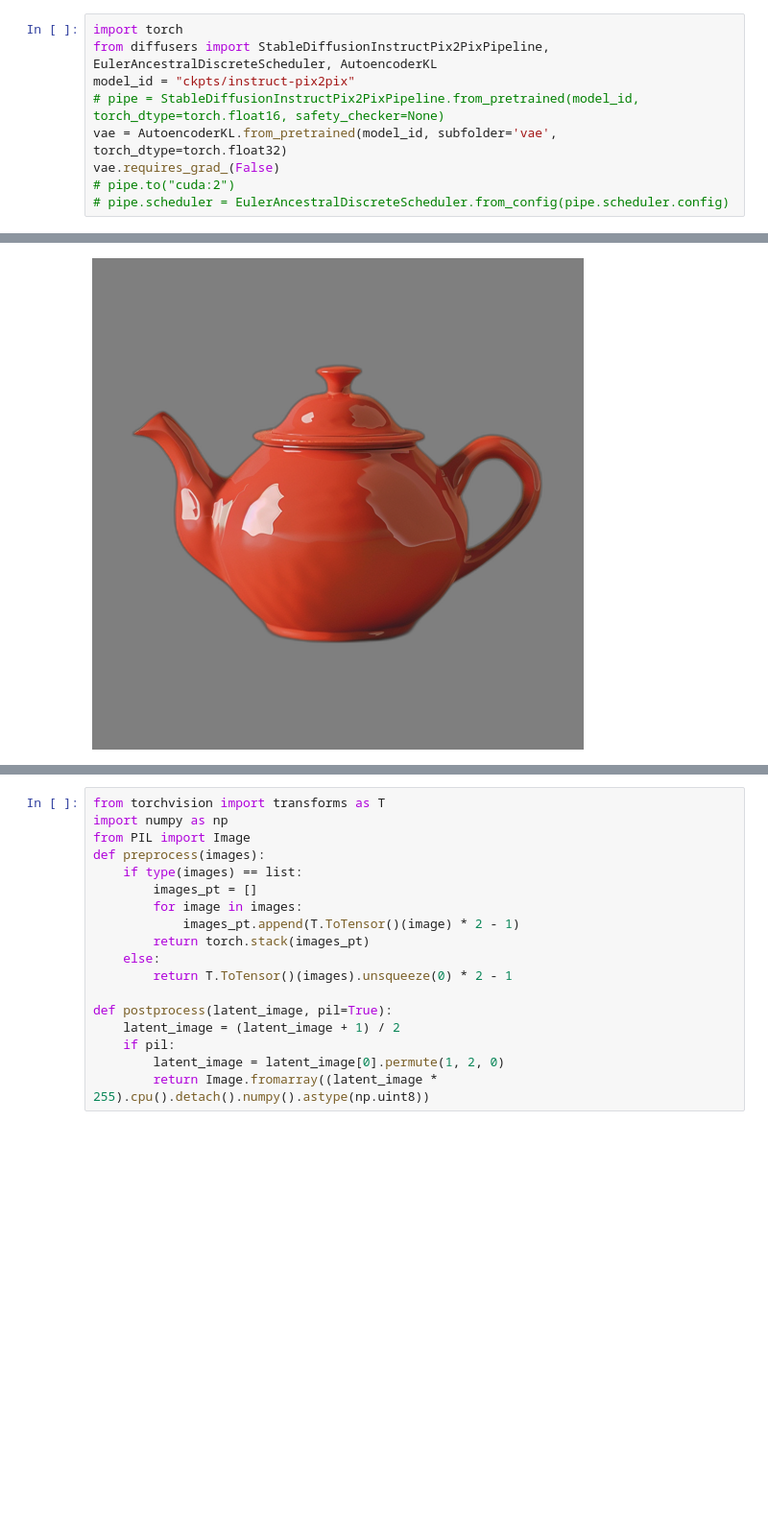
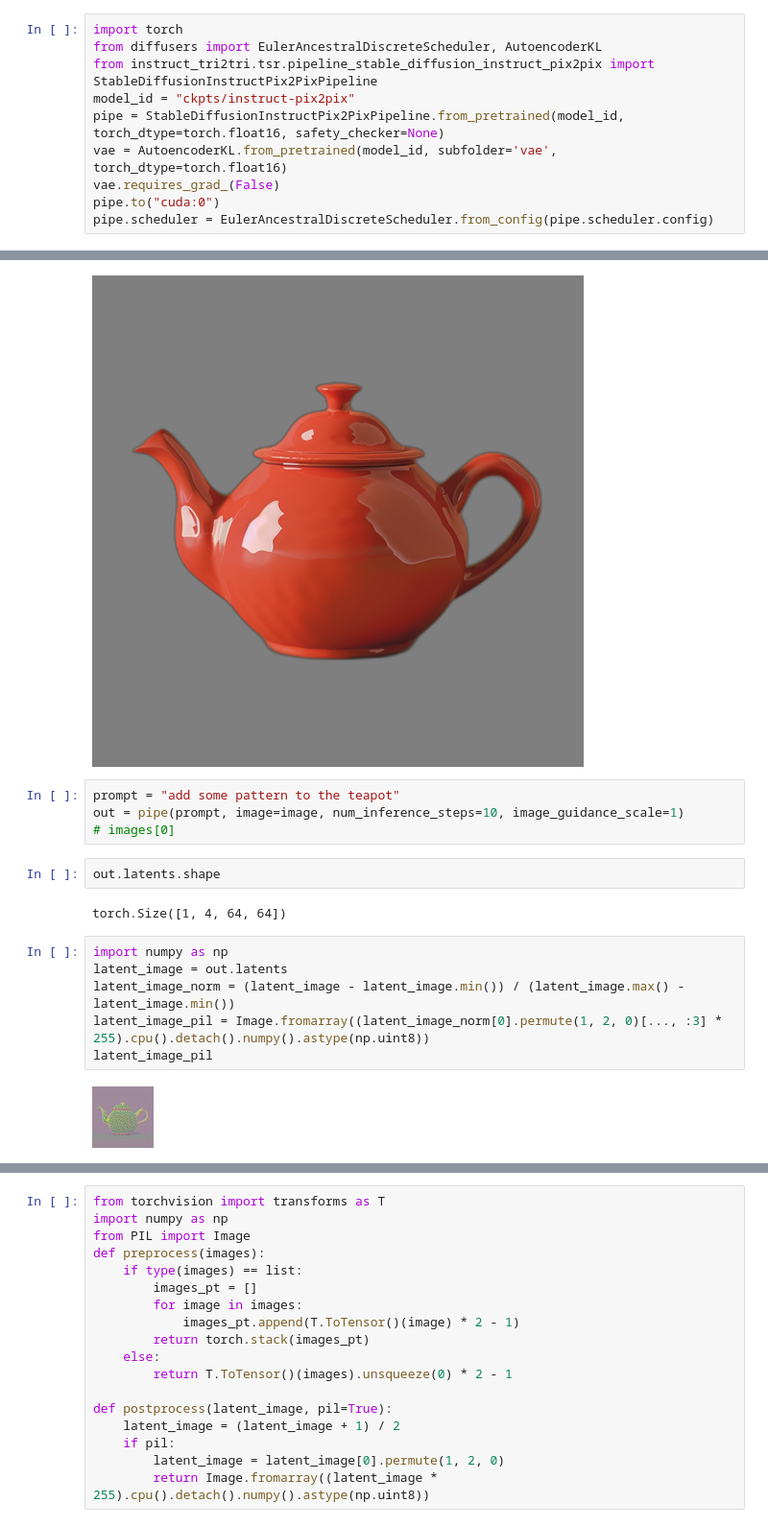
Before and after one commit to Youlixiya/instruct_tri2tri, a Jupyter notebook: test.ipynb, the cells around one changed output, grey strips where cells are left out. Shown at 96% size. Saved outputs shown, nothing was run; the diff lists cells and outputs as text; blank space fills up the shorter version.

Commit message:
instruct_tri2tri

```diff
--- a/test.ipynb
+++ b/test.ipynb
@@ -225,10 +225,11 @@ Image.open('data/objaverse/instruct_images/25f25e35aada40e49194657fd51c1199.jpg'
 [figure]
 # %%
 import torch
-from diffusers import StableDiffusionInstructPix2PixPipeline, EulerAncestralDiscreteScheduler, AutoencoderKL
+from diffusers import EulerAncestralDiscreteScheduler, AutoencoderKL
+from instruct_tri2tri.tsr.pipeline_stable_diffusion_instruct_pix2pix import StableDiffusionInstructPix2PixPipeline
 model_id = "ckpts/instruct-pix2pix"
-# pipe = StableDiffusionInstructPix2PixPipeline.from_pretrained(model_id, torch_dtype=torch.float16, safety_checker=None)
-vae = AutoencoderKL.from_pretrained(model_id, subfolder='vae', torch_dtype=torch.float32)
+pipe = StableDiffusionInstructPix2PixPipeline.from_pretrained(model_id, torch_dtype=torch.float16, safety_checker=None)
+vae = AutoencoderKL.from_pretrained(model_id, subfolder='vae', torch_dtype=torch.float16)
 vae.requires_grad_(False)
-# pipe.to("cuda:2")
-# pipe.scheduler = EulerAncestralDiscreteScheduler.from_config(pipe.scheduler.config)
+pipe.to("cuda:0")
+pipe.scheduler = EulerAncestralDiscreteScheduler.from_config(pipe.scheduler.config)
@@ -256,3 +239,19 @@ image = Image.open('examples/teapot.png').resize((512, 512))
 image
 # %% [output]
 [figure]
+# %%
+prompt = "add some pattern to the teapot"
+out = pipe(prompt, image=image, num_inference_steps=10, image_guidance_scale=1)
+# images[0]
+# %%
+out.latents.shape
+# %% [output]
+torch.Size([1, 4, 64, 64])
+# %%
+import numpy as np
+latent_image = out.latents
+latent_image_norm = (latent_image - latent_image.min()) / (latent_image.max() - latent_image.min())
+latent_image_pil = Image.fromarray((latent_image_norm[0].permute(1, 2, 0)[..., :3] * 255).cpu().detach().numpy().astype(np.uint8))
+latent_image_pil
+# %% [output]
+[figure, added]
```
Also changed, not shown: parts of 5 cells of this notebook, 6 other files.
